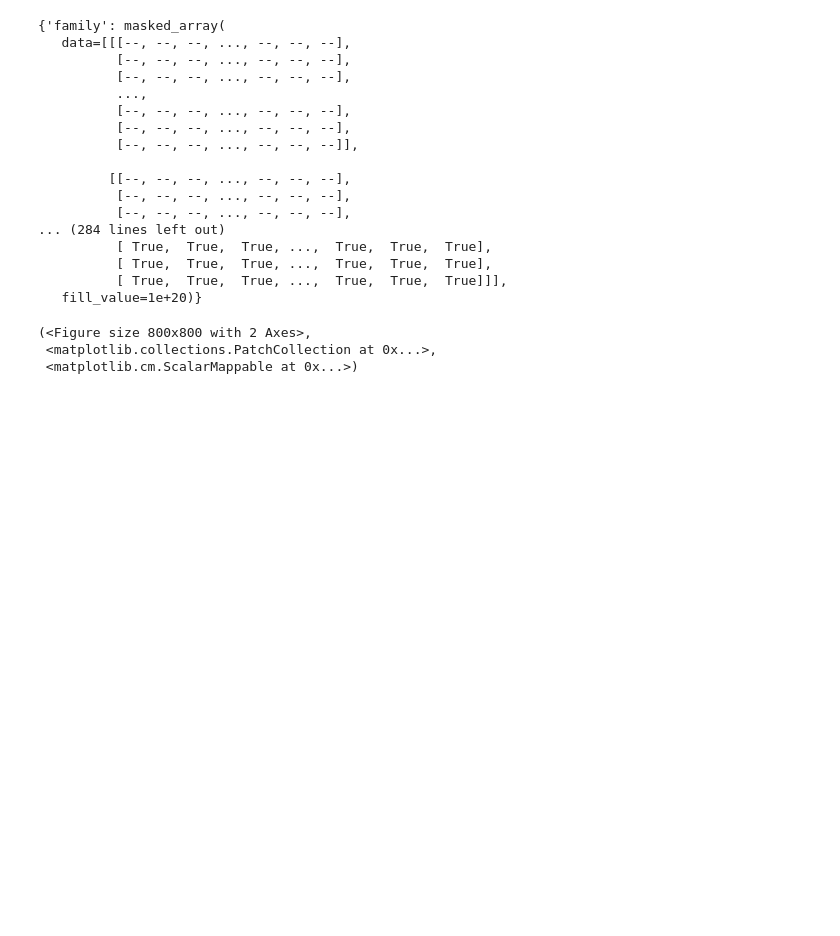
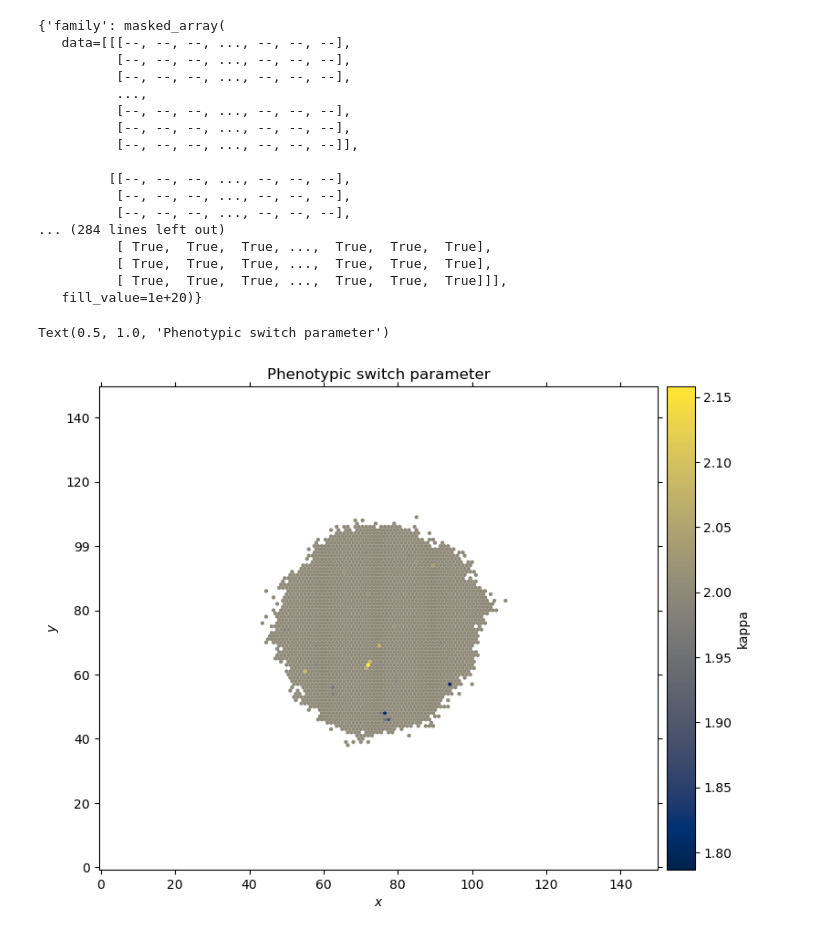
Before and after one commit to sisyga/biolgca, a Jupyter notebook: first_test_glio_evo.ipynb, the cells around one changed output. Saved outputs shown, nothing was run; the diff lists cells and outputs as text; code cells hidden in the pictures; blank space fills up the shorter version.

```diff
--- a/first_test_glio_evo.ipynb
+++ b/first_test_glio_evo.ipynb
@@ -91,10 +103,10 @@ lgca.calc_prop_mean_spatiotemp()
 # %%
 plt.figure()
 lgca.plot_prop_spatial(propname='kappa')
+plt.title('Phenotypic switch parameter')
 # %% [output]
-(<Figure size 800x800 with 2 Axes>,
- <matplotlib.collections.PatchCollection at 0x...>,
- <matplotlib.cm.ScalarMappable at 0x...>)
+Text(0.5, 1.0, 'Phenotypic switch parameter')
+[figure, added]
 # %%
 plt.figure()
 lgca.plot_density()
```
Also changed, not shown: parts of 15 cells of this notebook.
